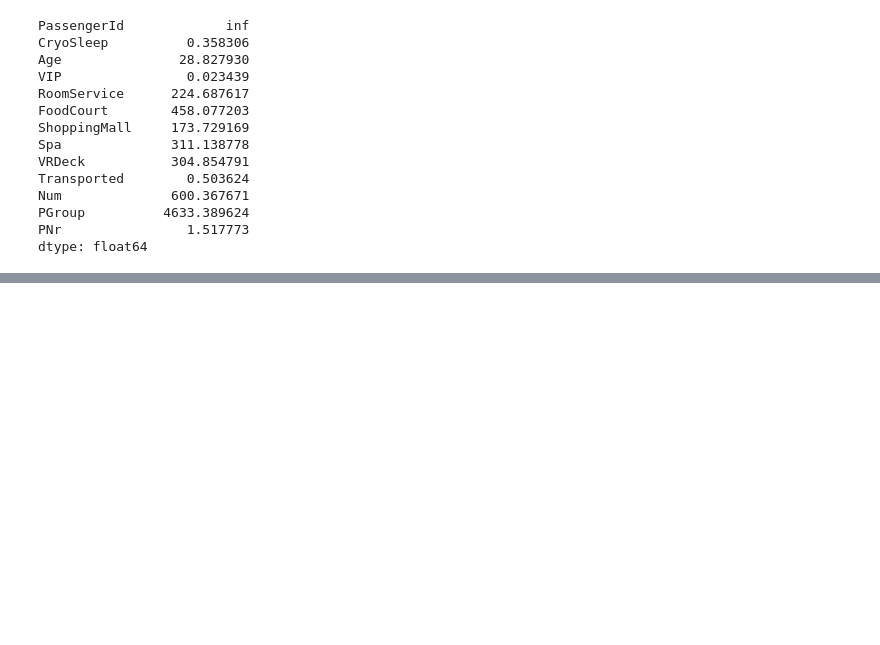
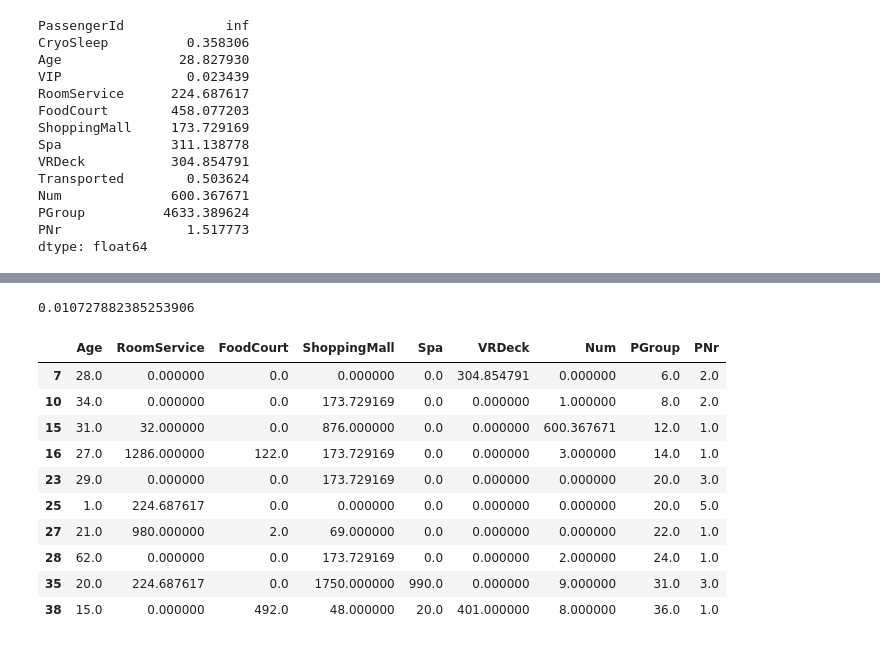
Before and after one commit to He1o/Cyrus_NoteBook, a Jupyter notebook: Kaggle/4.xgboost0.89.ipynb, the cells around one changed output, grey strips where cells are left out. Cells and saved outputs as stored; diff of their text form; code cells hidden in the pictures; blank space fills up the shorter version.

```diff
--- a/Kaggle/4.xgboost0.89.ipynb
+++ b/Kaggle/4.xgboost0.89.ipynb
@@ -267,0 +322,25 @@ dtype: float64
+# %%
+from sklearn.impute import SimpleImputer
+start = time.time()
+
+df2 = train_data.select_dtypes(include = np.number)
+imp_mean = SimpleImputer(missing_values=np.nan, strategy='mean')
+imp_mean.fit(df2)
+
+df2 = pd.DataFrame(imp_mean.transform(df2), columns = train_data.select_dtypes(include = np.number).columns)
+
+print(time.time() - start)
+df2[train_data.isnull().T.any()].head(10)
+# %% [output]
+0.010727882385253906
+|  | Age | RoomService | FoodCourt | ShoppingMall | Spa | VRDeck | Num | PGroup | PNr |
+| 7 | 28.0 | 0.000000 | 0.0 | 0.000000 | 0.0 | 304.854791 | 0.000000 | 6.0 | 2.0 |
+| 10 | 34.0 | 0.000000 | 0.0 | 173.729169 | 0.0 | 0.000000 | 1.000000 | 8.0 | 2.0 |
+| 15 | 31.0 | 32.000000 | 0.0 | 876.000000 | 0.0 | 0.000000 | 600.367671 | 12.0 | 1.0 |
+| 16 | 27.0 | 1286.000000 | 122.0 | 173.729169 | 0.0 | 0.000000 | 3.000000 | 14.0 | 1.0 |
+| 23 | 29.0 | 0.000000 | 0.0 | 173.729169 | 0.0 | 0.000000 | 0.000000 | 20.0 | 3.0 |
+| 25 | 1.0 | 224.687617 | 0.0 | 0.000000 | 0.0 | 0.000000 | 0.000000 | 20.0 | 5.0 |
+| 27 | 21.0 | 980.000000 | 2.0 | 69.000000 | 0.0 | 0.000000 | 0.000000 | 22.0 | 1.0 |
+| 28 | 62.0 | 0.000000 | 0.0 | 173.729169 | 0.0 | 0.000000 | 2.000000 | 24.0 | 1.0 |
+| 35 | 20.0 | 224.687617 | 0.0 | 1750.000000 | 990.0 | 0.000000 | 9.000000 | 31.0 | 3.0 |
+| 38 | 15.0 | 0.000000 | 492.0 | 48.000000 | 20.0 | 401.000000 | 8.000000 | 36.0 | 1.0 |
```
Also changed, not shown: parts of 6 cells of this notebook, 3 other files.
